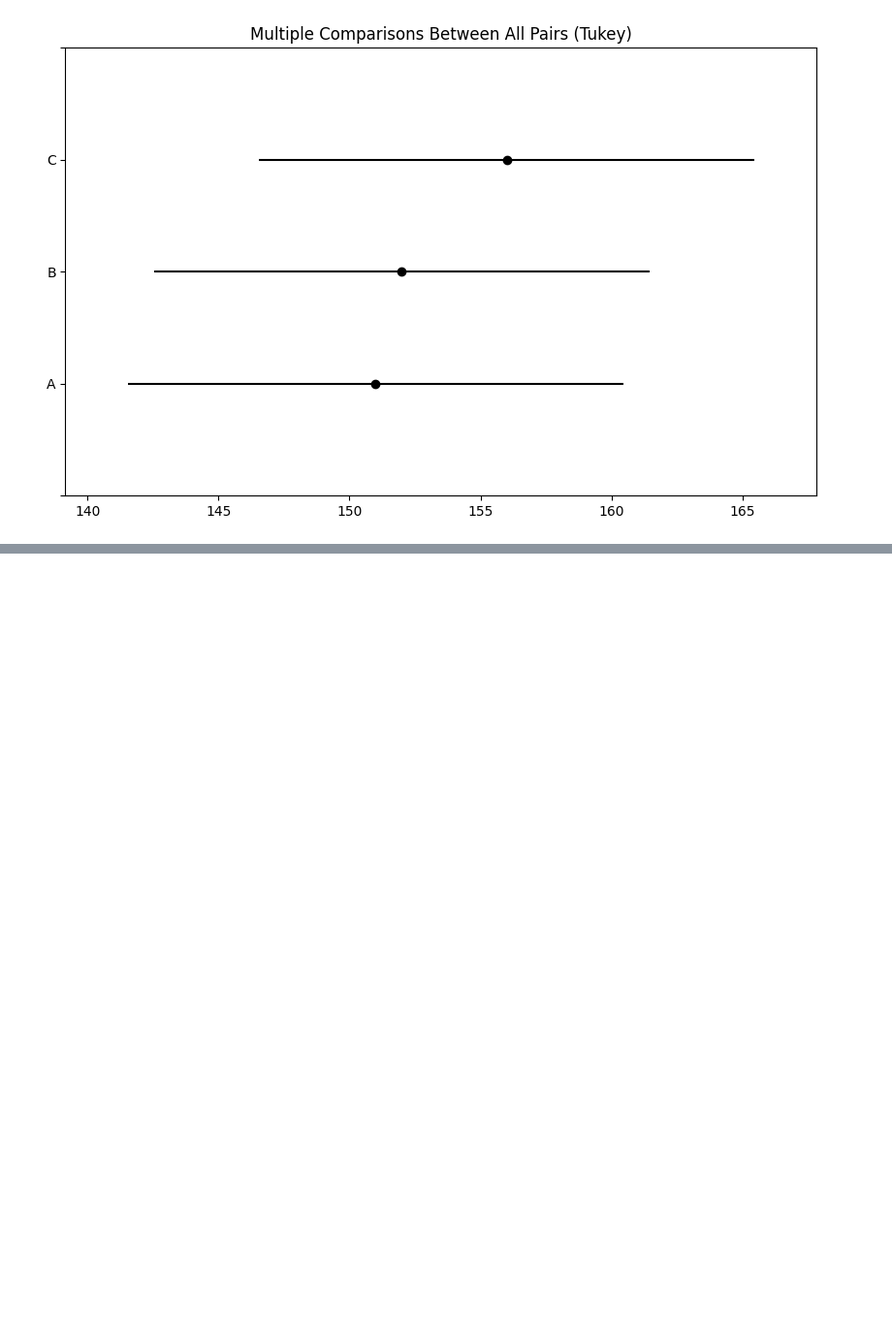
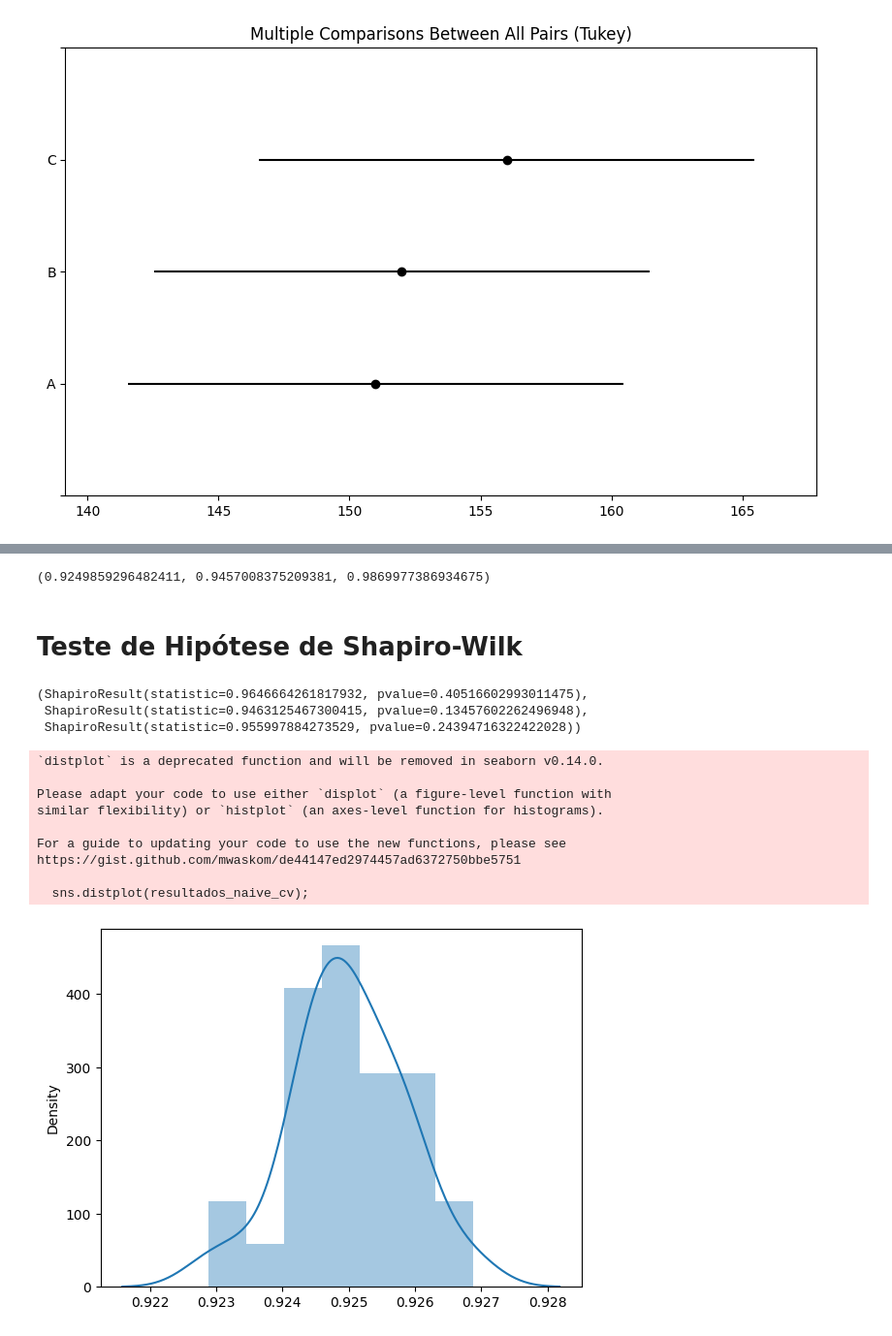
Before and after one commit to cantaruttim/Teste_Hipotese, a Jupyter notebook: TesteHipotese.ipynb, the cells around one changed output, grey strips where cells are left out. Shown: that part at 97% size. Saved outputs shown, nothing was run; the diff lists cells and outputs as text; code cells hidden in the pictures; blank space fills up the shorter version.

```diff
--- a/TesteHipotese.ipynb
+++ b/TesteHipotese.ipynb
@@ -414,0 +442,9 @@ teste.plot_simultaneous();
+# %%
+import pandas as pd
+from sklearn.naive_bayes import GaussianNB
+from sklearn.linear_model import LogisticRegression
+from sklearn.ensemble import RandomForestClassifier
+from sklearn.model_selection import cross_val_score, KFold
+dataset = pd.read_csv('credit_data.csv')
+dataset.dropna(inplace=True)
+dataset.head()
@@ -414,0 +458,3 @@ teste.plot_simultaneous();
+# %%
+X = dataset.iloc[:, 1:4].values
+y = dataset.iloc[:, 4].values
@@ -414,0 +465,4 @@ teste.plot_simultaneous();
+# %%
+from sklearn.preprocessing import StandardScaler
+scaler = StandardScaler()
+X = scaler.fit_transform(X)
@@ -414,0 +473,28 @@ teste.plot_simultaneous();
+# %%
+resultados_naive_cv = []
+resultados_logistica_cv = []
+resultados_forest_cv = []
+for i in range(30):
+  kfold = KFold(n_splits = 10, shuffle = True, random_state = i)
+
+  naive_bayes = GaussianNB()
+  scores = cross_val_score(naive_bayes, X, y, cv = kfold)
+  resultados_naive_cv.append(scores.mean())
+
+  logistica = LogisticRegression()
+  scores = cross_val_score(logistica, X, y, cv = kfold)
+  resultados_logistica_cv.append(scores.mean())
+
+  random_forest = RandomForestClassifier()
+  scores = cross_val_score(random_forest, X, y, cv = kfold)
+  resultados_forest_cv.append(scores.mean())
+
+resultados_naive_cv = np.array(resultados_naive_cv)
+resultados_logistica_cv = np.array(resultados_logistica_cv)
+resultados_forest_cv = np.array(resultados_forest_cv)
+# %%
+resultados_naive_cv.mean(), resultados_logistica_cv.mean(), resultados_forest_cv.mean()
+# %% [output]
+(0.9249859296482411, 0.9457008375209381, 0.9869977386934675)
+# %% [markdown]
+# Teste de Hipótese de Shapiro-Wilk
@@ -414,0 +503,21 @@ teste.plot_simultaneous();
+# %%
+from scipy.stats import shapiro
+shapiro(resultados_naive_cv), shapiro(resultados_logistica_cv), shapiro(resultados_forest_cv)
+# %% [output]
+(ShapiroResult(statistic=0.9646664261817932, pvalue=0.40516602993011475),
+ ShapiroResult(statistic=0.9463125467300415, pvalue=0.13457602262496948),
+ ShapiroResult(statistic=0.955997884273529, pvalue=0.24394716322422028))
+# %%
+import seaborn as sns
+sns.distplot(resultados_naive_cv);
+# %% [output]
+`distplot` is a deprecated function and will be removed in seaborn v0.14.0.
+
+Please adapt your code to use either `displot` (a figure-level function with
+similar flexibility) or `histplot` (an axes-level function for histograms).
+
+For a guide to updating your code to use the new functions, please see
+https://gist.github.com/mwaskom/de44147ed2974457ad6372750bbe5751
+
+  sns.distplot(resultados_naive_cv);
+[figure, added]
```
Also changed, not shown: parts of 47 cells of this notebook.
